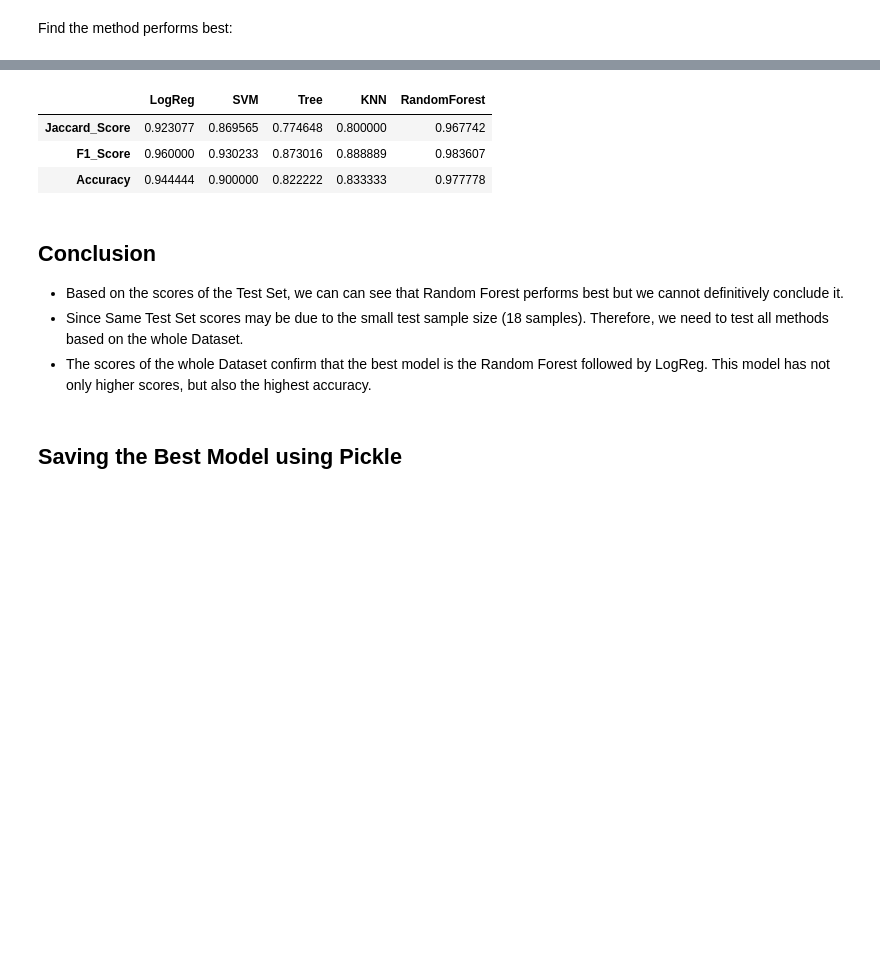
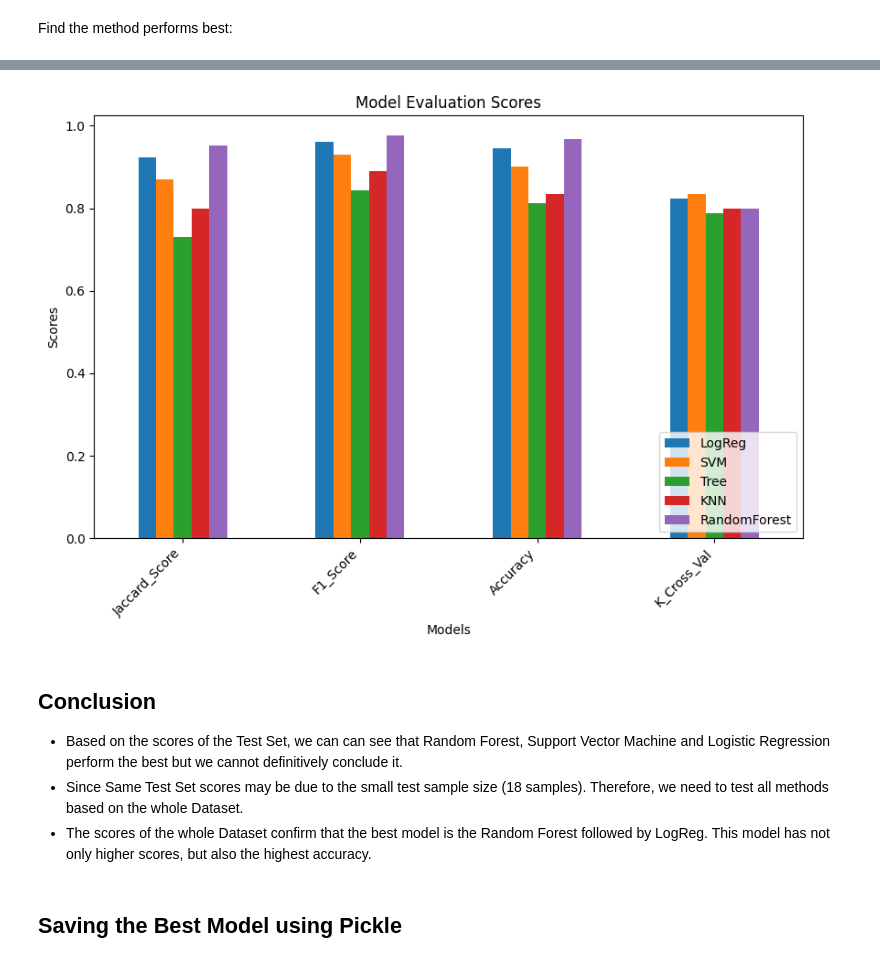
Before and after one commit to Thej-Venkat-P/SpaceX-First-Stage-Landing-Prediction, a Jupyter notebook: Machine Learning Prediction.ipynb, the cells around one changed output, grey strips where cells are left out. Saved outputs shown, nothing was run; the diff lists cells and outputs as text; code cells hidden in the pictures; blank space fills up the shorter version.

```diff
--- a/Machine Learning Prediction.ipynb
+++ b/Machine Learning Prediction.ipynb
@@ -335,36 +350,49 @@ scores
 # %%
 # Examining the scores from the whole Dataset
 jaccard_scores = [
                   jaccard_score(Y, logreg_cv.predict(X), average='binary'),
                   jaccard_score(Y, svm_cv.predict(X), average='binary'),
                   jaccard_score(Y, tree_cv.predict(X), average='binary'),
                   jaccard_score(Y, knn_cv.predict(X), average='binary'),
                   jaccard_score(Y, rf_cv.predict(X), average='binary')
                  ]
 
 f1_scores = [
              f1_score(Y, logreg_cv.predict(X), average='binary'),
              f1_score(Y, svm_cv.predict(X), average='binary'),
              f1_score(Y, tree_cv.predict(X), average='binary'),
              f1_score(Y, knn_cv.predict(X), average='binary'),
              f1_score(Y, rf_cv.predict(X), average='binary')
             ]
 
 accuracy = [logreg_cv.score(X, Y), svm_cv.score(X, Y), tree_cv.score(X, Y), knn_cv.score(X, Y), rf_cv.score(X, Y)]
 
-scores = pd.DataFrame(np.array([jaccard_scores, f1_scores, accuracy]),
-                      index=['Jaccard_Score', 'F1_Score', 'Accuracy'],
+k_cross_val_score = [
+    np.mean(cross_val_score(logreg_cv.best_estimator_, X, Y, cv=10)),
+    np.mean(cross_val_score(svm_cv.best_estimator_, X, Y, cv=10)),
+    np.mean(cross_val_score(tree_cv.best_estimator_, X, Y, cv=10)),
+    np.mean(cross_val_score(knn_cv.best_estimator_, X, Y, cv=10)),
+    np.mean(cross_val_score(rf_cv.best_estimator_, X, Y, cv=10))
+]
+
+scores = pd.DataFrame(np.array([jaccard_scores, f1_scores, accuracy, k_cross_val_score]),
+                      index=['Jaccard_Score', 'F1_Score', 'Accuracy', 'K_Cross_Val'],
                       columns=['LogReg', 'SVM', 'Tree', 'KNN', 'RandomForest'])
-scores
+
+# Bar Graph representing the scores
+scores.plot(kind='bar', figsize=(10, 6))
+plt.xlabel('Models')
+plt.ylabel('Scores')
+plt.title('Model Evaluation Scores')
+plt.xticks(rotation=45, ha='right')
+plt.legend(loc='lower right')
+plt.show()
 # %% [output]
-|  | LogReg | SVM | Tree | KNN | RandomForest |
-| Jaccard_Score | 0.923077 | 0.869565 | 0.774648 | 0.800000 | 0.967742 |
-| F1_Score | 0.960000 | 0.930233 | 0.873016 | 0.888889 | 0.983607 |
-| Accuracy | 0.944444 | 0.900000 | 0.822222 | 0.833333 | 0.977778 |
+[figure, added]
 # %% [markdown]
 ## Conclusion
 
-- Based on the scores of the Test Set, we can can see that Random Forest performs best but we cannot definitively conclude it.
+- Based on the scores of the Test Set, we can can see that Random Forest, Support Vector Machine and Logistic Regression perform the best but we cannot definitively conclude it.
 - Since Same Test Set scores may be due to the small test sample size (18 samples). Therefore, we need to test all methods based on the whole Dataset.
 - The scores of the whole Dataset confirm that the best model is the Random Forest followed by LogReg. This model has not only higher scores, but also the highest accuracy.
 # %% [markdown]
```
Also changed, not shown: parts of 4 cells of this notebook.
